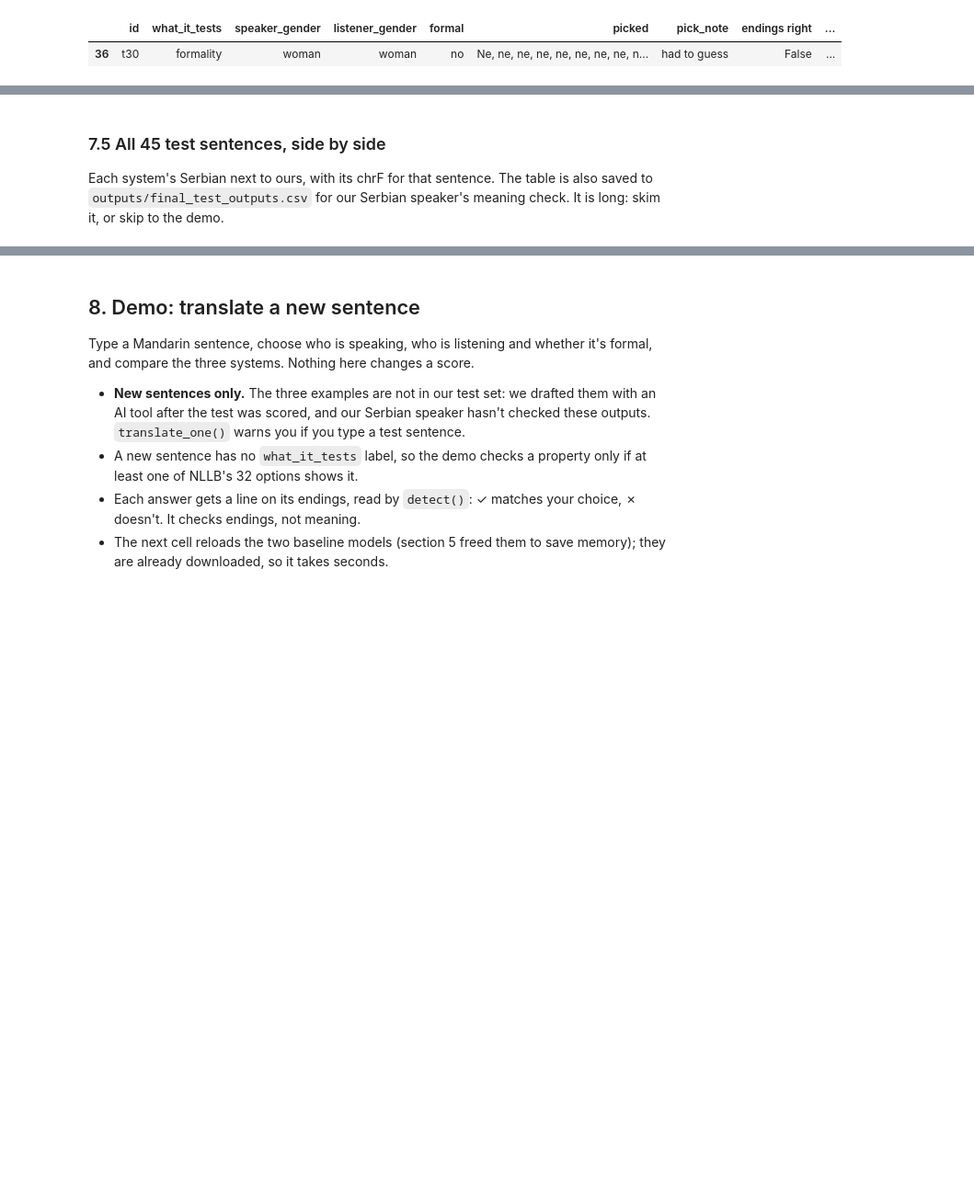
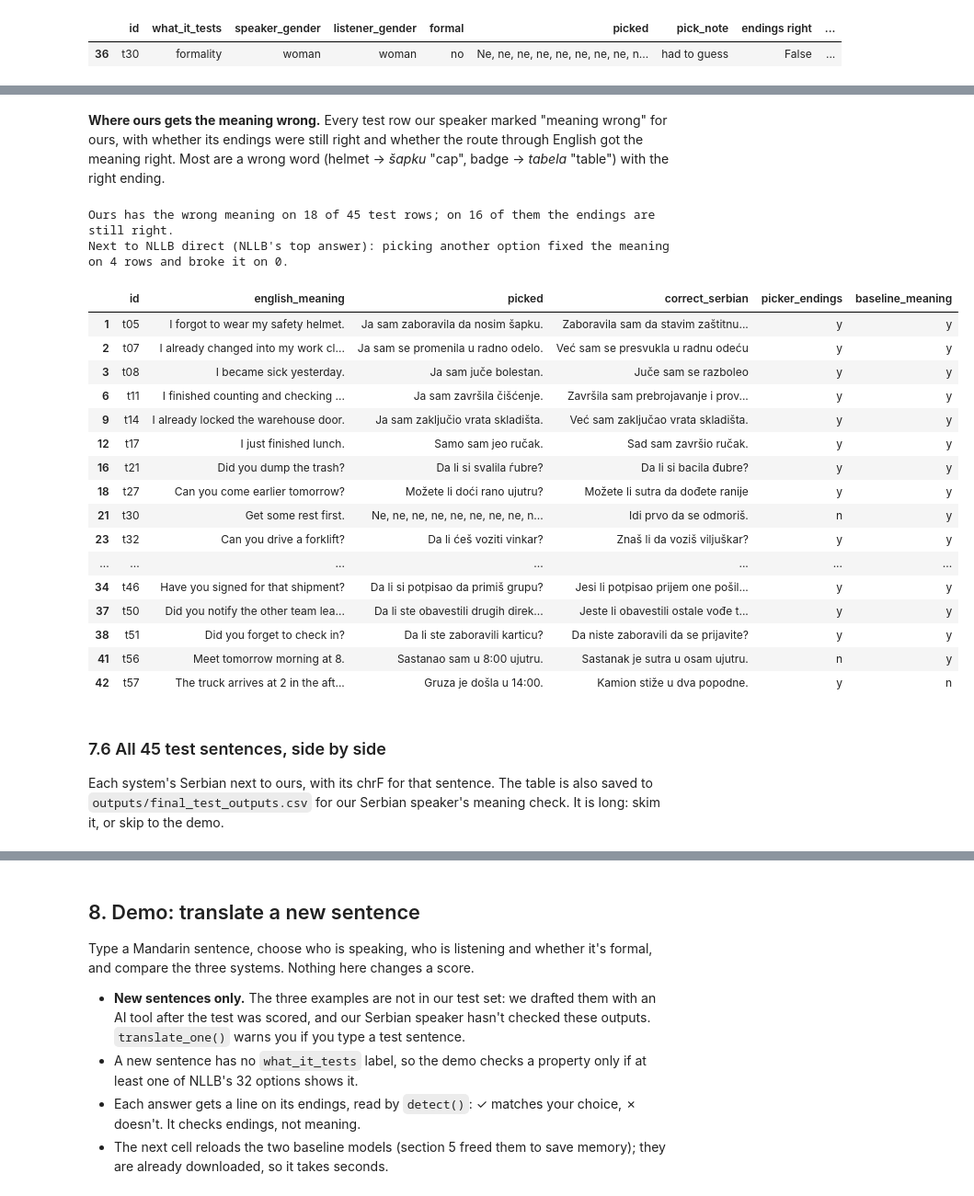
Before and after one commit to proelium27/veritas-ai-hackathon, a Jupyter notebook: notebook/model.ipynb, the cells around one changed output, grey strips where cells are left out. Shown at 92% size. Saved outputs shown, nothing was run; the diff lists cells and outputs as text; code cells hidden in the pictures; blank space fills up the shorter version.

```diff
--- a/notebook/model.ipynb
+++ b/notebook/model.ipynb
@@ -1416,5 +1541,38 @@ real_misses
+# %% [markdown]
+**Where ours gets the meaning wrong.** Every test row our speaker marked "meaning wrong" for ours, with whether its endings were still right and whether the route through English got the meaning right. Most are a wrong word (helmet → *šapku* "cap", badge → *tabela* "table") with the right ending.
+# %%
+# The test rows where our speaker marked our answer's meaning wrong.
+wrong = checked[checked["picker_meaning"] == "n"]
+endings_still_right = (wrong["picker_endings"] == "y").sum()
+print(f"Ours has the wrong meaning on {len(wrong)} of {len(checked)} test rows; "
+      f"on {endings_still_right} of them the endings are still right.")
+gained = ((checked["picker_meaning"] == "y") & (checked["direct_meaning"] == "n")).sum()
+lost = ((checked["picker_meaning"] == "n") & (checked["direct_meaning"] == "y")).sum()
+print(f"Next to NLLB direct (NLLB's top answer): picking another option fixed the meaning on {gained} rows "
+      f"and broke it on {lost}.")
+wrong[["id", "english_meaning", "picked", "correct_serbian", "picker_endings", "baseline_meaning"]]
+# %% [output]
+Ours has the wrong meaning on 18 of 45 test rows; on 16 of them the endings are still right.
+Next to NLLB direct (NLLB's top answer): picking another option fixed the meaning on 4 rows and broke it on 0.
+|  | id | english_meaning | picked | correct_serbian | picker_endings | baseline_meaning |
+| 1 | t05 | I forgot to wear my safety helmet. | Ja sam zaboravila da nosim šapku. | Zaboravila sam da stavim zaštitnu... | y | y |
+| 2 | t07 | I already changed into my work cl... | Ja sam se promenila u radno odelo. | Već sam se presvukla u radnu odeću | y | y |
+| 3 | t08 | I became sick yesterday. | Ja sam juče bolestan. | Juče sam se razboleo | y | y |
+| 6 | t11 | I finished counting and checking ... | Ja sam završila čišćenje. | Završila sam prebrojavanje i prov... | y | y |
+| 9 | t14 | I already locked the warehouse door. | Ja sam zaključio vrata skladišta. | Već sam zaključao vrata skladišta. | y | y |
+| 12 | t17 | I just finished lunch. | Samo sam jeo ručak. | Sad sam završio ručak. | y | y |
+| 16 | t21 | Did you dump the trash? | Da li si svalila ѓubre? | Da li si bacila đubre? | y | y |
+| 18 | t27 | Can you come earlier tomorrow? | Možete li doći rano ujutru? | Možete li sutra da dođete ranije | y | y |
+| 21 | t30 | Get some rest first. | Ne, ne, ne, ne, ne, ne, ne, ne, n... | Idi prvo da se odmoriš. | n | y |
+| 23 | t32 | Can you drive a forklift? | Da li ćeš voziti vinkar? | Znaš li da voziš viljuškar? | y | y |
+| ... | ... | ... | ... | ... | ... | ... |
+| 34 | t46 | Have you signed for that shipment? | Da li si potpisao da primiš grupu? | Jesi li potpisao prijem one pošil... | y | y |
+| 37 | t50 | Did you notify the other team lea... | Da li ste obavestili drugih direk... | Jeste li obavestili ostale vođe t... | y | y |
+| 38 | t51 | Did you forget to check in? | Da li ste zaboravili karticu? | Da niste zaboravili da se prijavite? | y | y |
+| 41 | t56 | Meet tomorrow morning at 8. | Sastanao sam u 8:00 ujutru. | Sastanak je sutra u osam ujutru. | n | y |
+| 42 | t57 | The truck arrives at 2 in the aft... | Gruza je došla u 14:00. | Kamion stiže u dva popodne. | y | n |
 # %% [markdown]
-### 7.5 All 45 test sentences, side by side
+### 7.6 All 45 test sentences, side by side
 
 Each system's Serbian next to ours, with its chrF for that sentence. The table is also saved to `outputs/final_test_outputs.csv` for our Serbian speaker's meaning check. It is long: skim it, or skip to the demo.
 # %%
```
Also changed, not shown: parts of 8 cells of this notebook, 3 other files.
